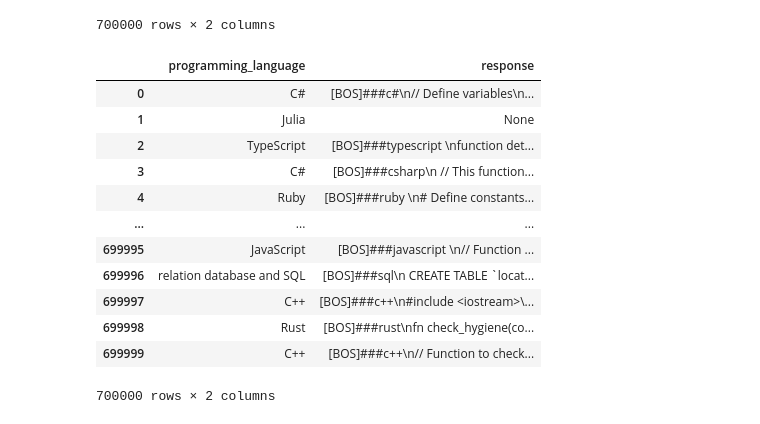
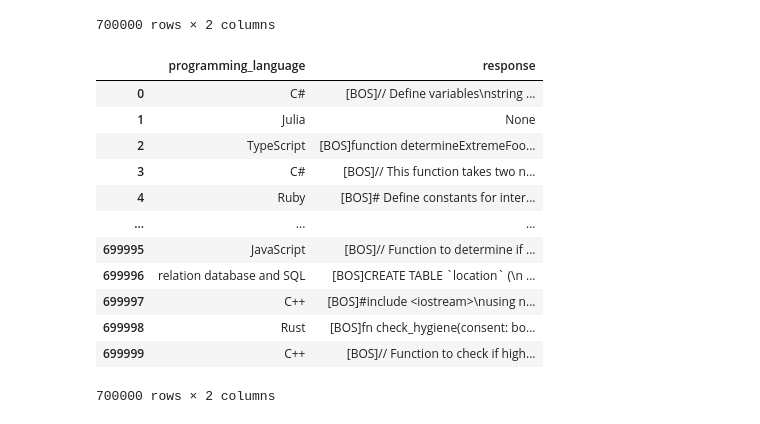
Before and after one commit to faustotnc/CodeNet-Sentinel, a Jupyter notebook: decoder/decoder_data.ipynb, the cells around one changed output. Saved outputs shown, nothing was run; the diff lists cells and outputs as text; code cells hidden in the pictures.

```diff
--- a/decoder/decoder_data.ipynb
+++ b/decoder/decoder_data.ipynb
@@ -46,35 +56,74 @@ dataset
 | 699998 | Rust | \nHere is some sample Rust code w... |
 | 699999 | C++ | \nHere is a possible implementati... |
 700000 rows × 2 columns
+# %%
+# This is found manually through brute force by retrieving the first
+# few characters of the first code block present in all responses.
+# We use a hashmap to speed up checking later.
+languages = {
+    "a": ["applescript"],
+    "b": ["bash"],
+    "c": ["cypher", "csv", "csharp", "cshapr", "cs", "cpp", "c++", "c#", "c"],
+    "g": ["golang", "go"],
+    "h": ["html"],
+    "j": ["julia", "json", "js", "javascript", "java"],
+    "m": ["mermaid", "md", "math", "markdown"],
+    "p": ["python", "py", "prolog", "php"],
+    "r": ["rust", "ruby", "rs", "rb"],
+    "s": ["sql", "shell", "sh"],
+    "t": ["typescript", "ts", "text",  "tex"],
+    "y": ["yaml"],
+    "x": ["xml"],
+}
 # %%
-def extract_code(res):
+clean_responses = []
+lang_keys = languages.keys()
+
+for res in tqdm(dataset["response"]):
     extracted = re.findall('`{3}([\s\S]*?)`{3}', res)
 
     # Two major assumptions:
     # 1. The code we're interested in is enclosed between triple backticks
     # 2. The text between the first triple backticks and the first '\n' is
     #    the name of the programming language in the response
     if len(extracted) > 0:
-        return Tokenizer.bos_token + "###" + extracted[0] + Tokenizer.eos_token
+        ext = extracted[0]
+
+        # Try removing the language from the block of code
+        cleaned = False
+        first_char = ext[0]
+        if first_char in lang_keys:
+            for sub_lang in languages[first_char]:
+                if ext.startswith(sub_lang):
+                    clean = ext[len(sub_lang):].strip()
+                    cleaned = True
+                    break
+
+        # If we couldn't find a language, keep the original text
+        if not cleaned:
+            clean = ext
+
+        clean_responses.append(Tokenizer.bos_token + clean + Tokenizer.eos_token)
     else:
-        return None
+        clean_responses.append(None)
 
-dataset['response'] = dataset['response'].apply(extract_code)
+# Replace previous responses
+dataset["response"] = clean_responses
 
 dataset
 # %% [output]
 |  | programming_language | response |
-| 0 | C# | [BOS]###c#\n// Define variables\n... |
+| 0 | C# | [BOS]// Define variables\nstring ... |
 | 1 | Julia | None |
-| 2 | TypeScript | [BOS]###typescript \nfunction det... |
-| 3 | C# | [BOS]###csharp\n // This function... |
-| 4 | Ruby | [BOS]###ruby \n# Define constants... |
+| 2 | TypeScript | [BOS]function determineExtremeFoo... |
+| 3 | C# | [BOS]// This function takes two n... |
+| 4 | Ruby | [BOS]# Define constants for inter... |
 | ... | ... | ... |
-| 699995 | JavaScript | [BOS]###javascript \n// Function ... |
-| 699996 | relation database and SQL | [BOS]###sql\n CREATE TABLE `locat... |
-| 699997 | C++ | [BOS]###c++\n#include <iostream>\... |
-| 699998 | Rust | [BOS]###rust\nfn check_hygiene(co... |
-| 699999 | C++ | [BOS]###c++\n// Function to check... |
+| 699995 | JavaScript | [BOS]// Function to determine if ... |
+| 699996 | relation database and SQL | [BOS]CREATE TABLE `location` (\n ... |
+| 699997 | C++ | [BOS]#include <iostream>\nusing n... |
+| 699998 | Rust | [BOS]fn check_hygiene(consent: bo... |
+| 699999 | C++ | [BOS]// Function to check if high... |
 700000 rows × 2 columns
 # %%
 dataset = dataset[~dataset["response"].isna()].sample(
```
Also changed, not shown: parts of 7 cells of this notebook, 5 other files.
